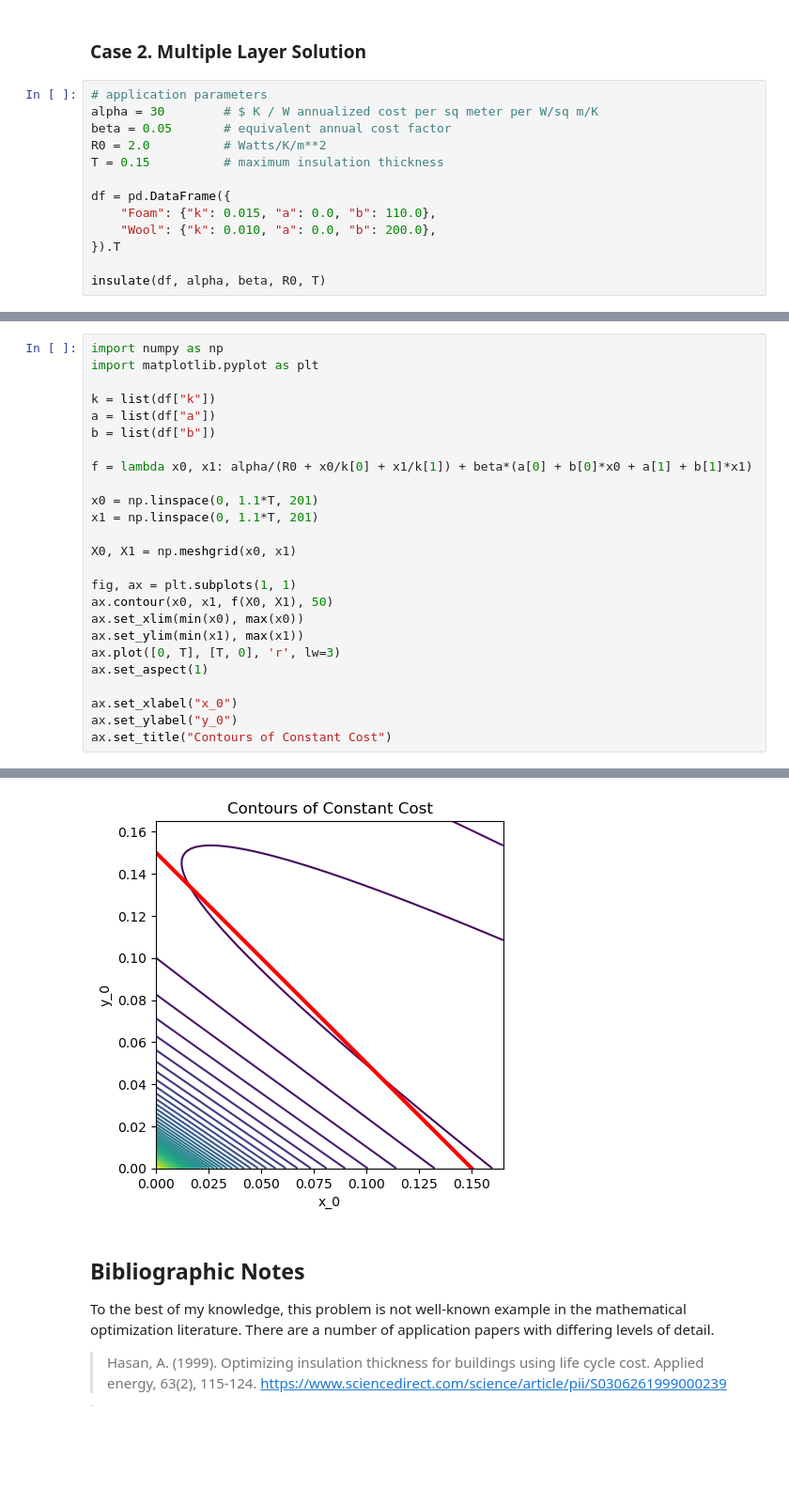
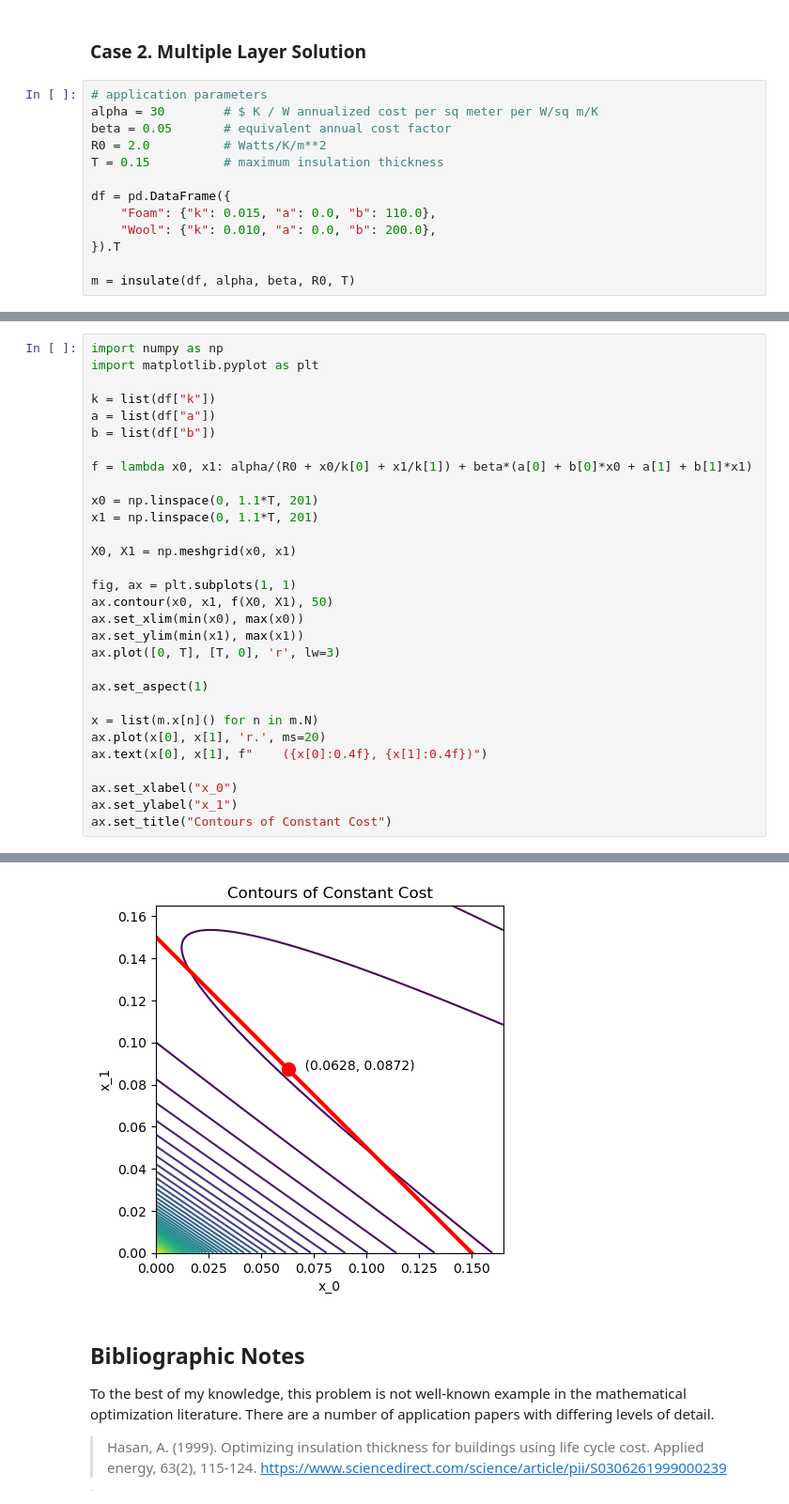
Before and after one commit to mobook/MO-book, a Jupyter notebook: notebooks/06/building-insulation.ipynb, the cells around one changed output, grey strips where cells are left out. Shown: that part at 94% size. Cells and saved outputs as stored; diff of their text form; blank space fills up the shorter version.

```diff
--- a/notebooks/06/building-insulation.ipynb
+++ b/notebooks/06/building-insulation.ipynb
@@ -269,7 +269,7 @@ df = pd.DataFrame({
     "Wool": {"k": 0.010, "a": 0.0, "b": 200.0},
 }).T
 
-insulate(df, alpha, beta, R0, T)
+m = insulate(df, alpha, beta, R0, T)
 # %% [output]
 cost = 3.22992 per sq. meter
 |  | k | a | b | x opt |
@@ -279,31 +278,36 @@ cost = 3.22992 per sq. meter
 # %%
 import numpy as np
 import matplotlib.pyplot as plt
 
 k = list(df["k"])
 a = list(df["a"])
 b = list(df["b"])
 
 f = lambda x0, x1: alpha/(R0 + x0/k[0] + x1/k[1]) + beta*(a[0] + b[0]*x0 + a[1] + b[1]*x1)
 
 x0 = np.linspace(0, 1.1*T, 201)
 x1 = np.linspace(0, 1.1*T, 201)
 
 X0, X1 = np.meshgrid(x0, x1)
 
 fig, ax = plt.subplots(1, 1)
 ax.contour(x0, x1, f(X0, X1), 50)
 ax.set_xlim(min(x0), max(x0))
 ax.set_ylim(min(x1), max(x1))
 ax.plot([0, T], [T, 0], 'r', lw=3)
+
 ax.set_aspect(1)
 
+x = list(m.x[n]() for n in m.N)
+ax.plot(x[0], x[1], 'r.', ms=20)
+ax.text(x[0], x[1], f"    ({x[0]:0.4f}, {x[1]:0.4f})")
+
 ax.set_xlabel("x_0")
-ax.set_ylabel("y_0")
+ax.set_ylabel("x_1")
 ax.set_title("Contours of Constant Cost")
 # %% [output]
 Text(0.5, 1.0, 'Contours of Constant Cost')
-[figure, old version]
+[figure, new version]
 # %% [markdown]
 ## Bibliographic Notes
 
```
Also changed, not shown: parts of 1 cell of this notebook.
